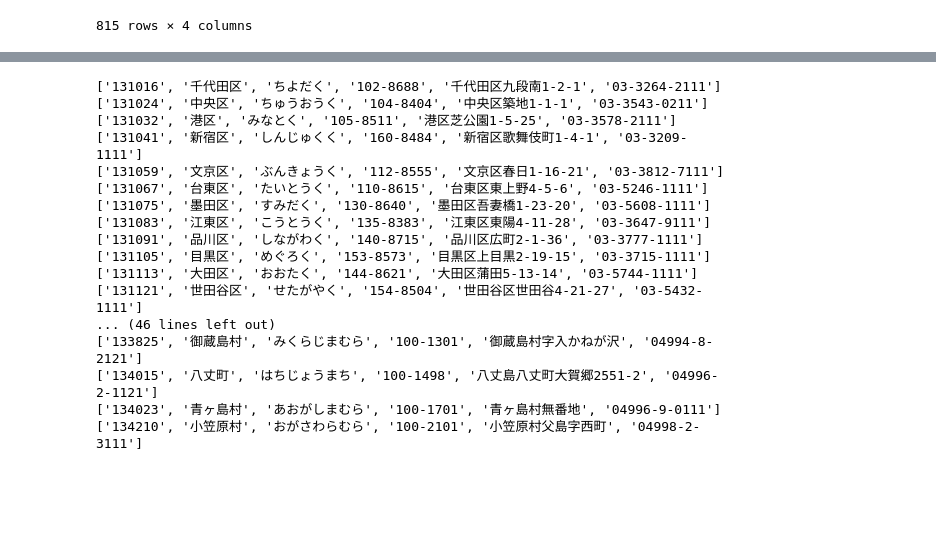
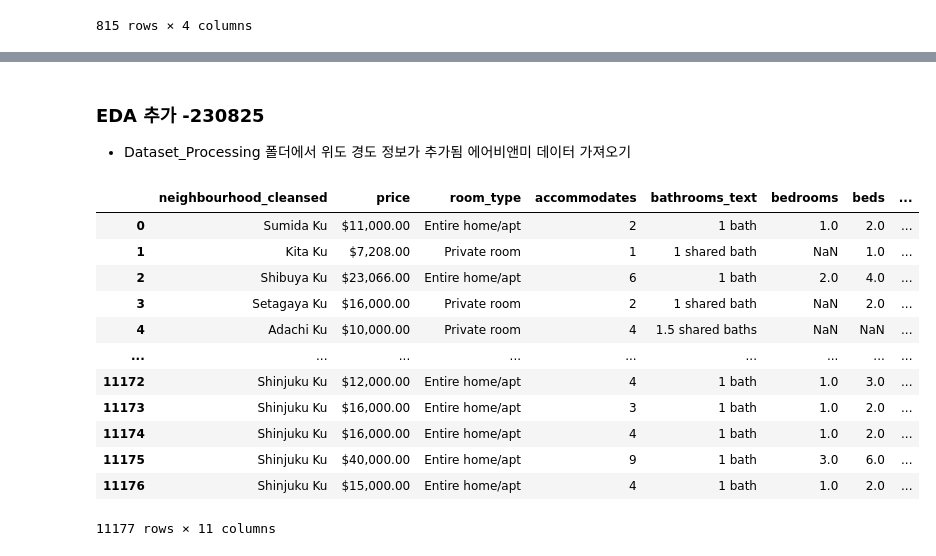
Before and after one commit to zinnie1025/AirbnbWise, a Jupyter notebook: Tokyo_Airbnb/yunyoung/Inside_Airbnb.ipynb, the cells around one changed output, grey strips where cells are left out. Drawn from its saved outputs; the diff is of its cells as text; code cells hidden in the pictures; blank space fills up the shorter version.

```diff
--- a/Tokyo_Airbnb/yunyoung/Inside_Airbnb.ipynb
+++ b/Tokyo_Airbnb/yunyoung/Inside_Airbnb.ipynb
@@ -1019,56 +716,23 @@ memory usage: 21.2+ MB
-# %%
-import requests
-from bs4 import BeautifulSoup
-from selenium import webdriver
-from webdriver_manager.chrome import ChromeDriverManager
-
-# 웹 페이지 URL
-url = 'https://www.j-lis.go.jp/spd/code-address/kantou/cms_13414181.html'
-
-chrome_option = webdriver.ChromeOptions()
-driver = webdriver.Chrome(ChromeDriverManager().install(), options=chrome_option)
-driver.get(url)
-
-# 웹 페이지 가져오기
-response = requests.get(url)
-soup = BeautifulSoup(response.text, 'html.parser')
-
-table_data = []
-table = soup.find('table', class_='tbl')
-
-
-rows = table.find_all('tr')
-
-# 헤더 정보 가져오기
-header_row = rows[0]
-headers = [header.text.strip() for header in header_row.find_all('th')]
-
-# 테이블 데이터 가져오기
-for row in rows[1:]:
-    data = [cell.text.strip() for cell in row.find_all('td')]
-    table_data.append(data)
-
-# 결과 출력
-for row_data in table_data:
-    print(row_data)
-
-
-driver.quit()
-# %% [output]
-['131016', '千代田区', 'ちよだく', '102-8688', '千代田区九段南1-2-1', '03-3264-2111']
-['131024', '中央区', 'ちゅうおうく', '104-8404', '中央区築地1-1-1', '03-3543-0211']
-['131032', '港区', 'みなとく', '105-8511', '港区芝公園1-5-25', '03-3578-2111']
-['131041', '新宿区', 'しんじゅくく', '160-8484', '新宿区歌舞伎町1-4-1', '03-3209-1111']
-['131059', '文京区', 'ぶんきょうく', '112-8555', '文京区春日1-16-21', '03-3812-7111']
-['131067', '台東区', 'たいとうく', '110-8615', '台東区東上野4-5-6', '03-5246-1111']
-['131075', '墨田区', 'すみだく', '130-8640', '墨田区吾妻橋1-23-20', '03-5608-1111']
-['131083', '江東区', 'こうとうく', '135-8383', '江東区東陽4-11-28', '03-3647-9111']
-['131091', '品川区', 'しながわく', '140-8715', '品川区広町2-1-36', '03-3777-1111']
-['131105', '目黒区', 'めぐろく', '153-8573', '目黒区上目黒2-19-15', '03-3715-1111']
-['131113', '大田区', 'おおたく', '144-8621', '大田区蒲田5-13-14', '03-5744-1111']
-['131121', '世田谷区', 'せたがやく', '154-8504', '世田谷区世田谷4-21-27', '03-5432-1111']
-... (46 lines left out)
-['133825', '御蔵島村', 'みくらじまむら', '100-1301', '御蔵島村字入かねが沢', '04994-8-2121']
-['134015', '八丈町', 'はちじょうまち', '100-1498', '八丈島八丈町大賀郷2551-2', '04996-2-1121']
-['134023', '青ヶ島村', 'あおがしまむら', '100-1701', '青ヶ島村無番地', '04996-9-0111']
-['134210', '小笠原村', 'おがさわらむら', '100-2101', '小笠原村父島字西町', '04998-2-3111']
+# %% [markdown]
+### EDA 추가 -230825
+
+- Dataset_Processing 폴더에서 위도 경도 정보가 추가됨 에어비앤미 데이터 가져오기
+# %%
+import pandas as pd
+
+airbnb_data= pd.read_csv('../../Dataset_Processing/yunyoung/data/airbnb_data_add_latlng.csv', index_col=0)
+airbnb_data
+# %% [output]
+|  | neighbourhood_cleansed | price | room_type | accommodates | bathrooms_text | bedrooms | beds | ... |
+| 0 | Sumida Ku | $11,000.00 | Entire home/apt | 2 | 1 bath | 1.0 | 2.0 | ... |
+| 1 | Kita Ku | $7,208.00 | Private room | 1 | 1 shared bath | NaN | 1.0 | ... |
+| 2 | Shibuya Ku | $23,066.00 | Entire home/apt | 6 | 1 bath | 2.0 | 4.0 | ... |
+| 3 | Setagaya Ku | $16,000.00 | Private room | 2 | 1 shared bath | NaN | 2.0 | ... |
+| 4 | Adachi Ku | $10,000.00 | Private room | 4 | 1.5 shared baths | NaN | NaN | ... |
+| ... | ... | ... | ... | ... | ... | ... | ... | ... |
+| 11172 | Shinjuku Ku | $12,000.00 | Entire home/apt | 4 | 1 bath | 1.0 | 3.0 | ... |
+| 11173 | Shinjuku Ku | $16,000.00 | Entire home/apt | 3 | 1 bath | 1.0 | 2.0 | ... |
+| 11174 | Shinjuku Ku | $16,000.00 | Entire home/apt | 4 | 1 bath | 1.0 | 2.0 | ... |
+| 11175 | Shinjuku Ku | $40,000.00 | Entire home/apt | 9 | 1 bath | 3.0 | 6.0 | ... |
+| 11176 | Shinjuku Ku | $15,000.00 | Entire home/apt | 4 | 1 bath | 1.0 | 2.0 | ... |
+11177 rows × 11 columns
```
Also changed, not shown: parts of 50 cells of this notebook, 1 other file.
